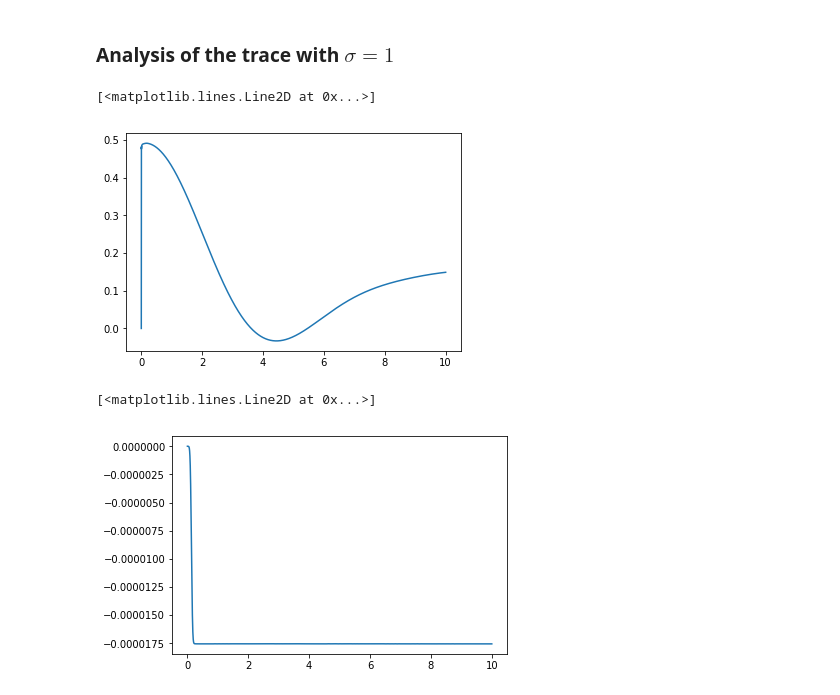
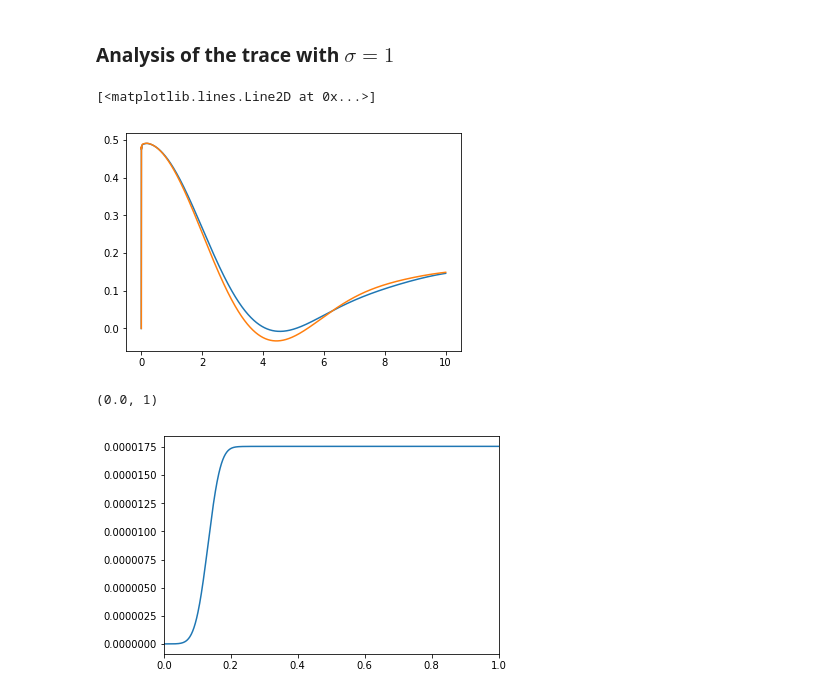
Before and after one commit to marcodalessandro76/Generation-and-decay-of-the-degree-of-spin-polarization-in-GaAs, a Jupyter notebook: ANALYSIS_Plots.ipynb, the cells around one changed output. Cells and saved outputs as stored; diff of their text form; code cells hidden in the pictures.

```diff
--- a/ANALYSIS_Plots.ipynb
+++ b/ANALYSIS_Plots.ipynb
@@ -940,17 +944,22 @@ data100_width100 = P.YamboParser.from_path(path100_width100)
 spin100_width100 = data100_width100['spin_magnetization']
 orb_width100 = data100_width100['orbt_magnetization']
 # %%
+time100_old = spin100_old['time']
+pz100_old = spin100_old['Mc_z']
+
 time100_width100 = spin100_width100['time']
 pz100_width100 = spin100_width100['Mc_z']
 
-rho100_width100 = orb_width100['col2']
+rho100_width100 = orb_width100['col6']
 # %%
+plt.plot(time100_old*1e-3,pz100_old)
 plt.plot(time100_width100*1e-3,pz100_width100)
 # %% [output]
 [<matplotlib.lines.Line2D at 0x...>]
-[figure, old version]
+[figure, new version]
 # %%
 plt.plot(time100_width100*1e-3,rho100_width100)
+plt.xlim(0.,1)
 # %% [output]
-[<matplotlib.lines.Line2D at 0x...>]
+(0.0, 1)
-[figure, old version]
+[figure, new version]
```
Also changed, not shown: parts of 4 cells of this notebook, 1 other file.
